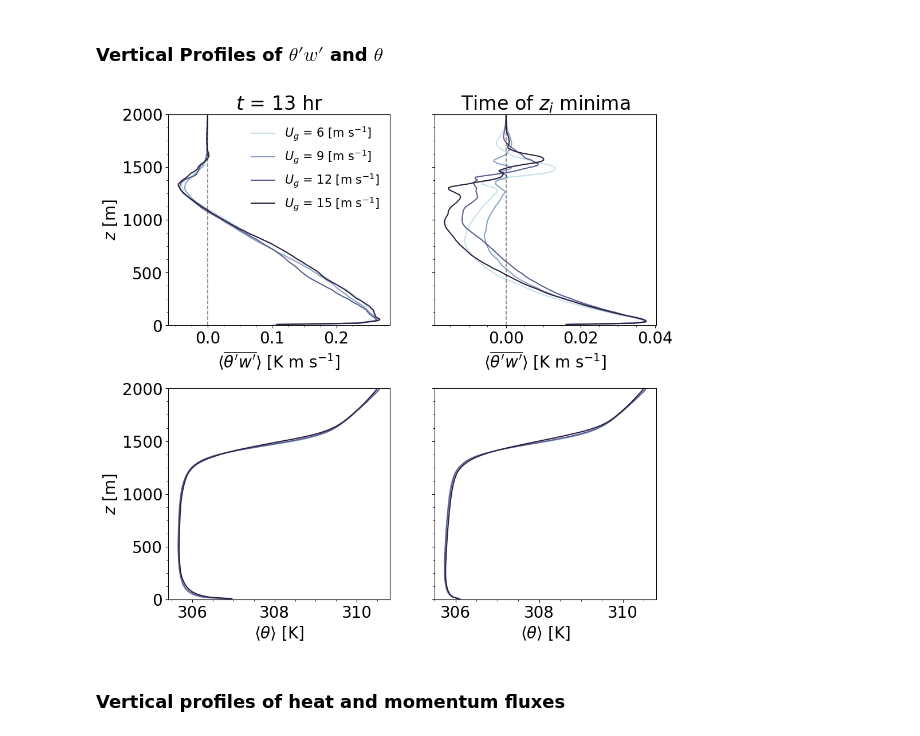
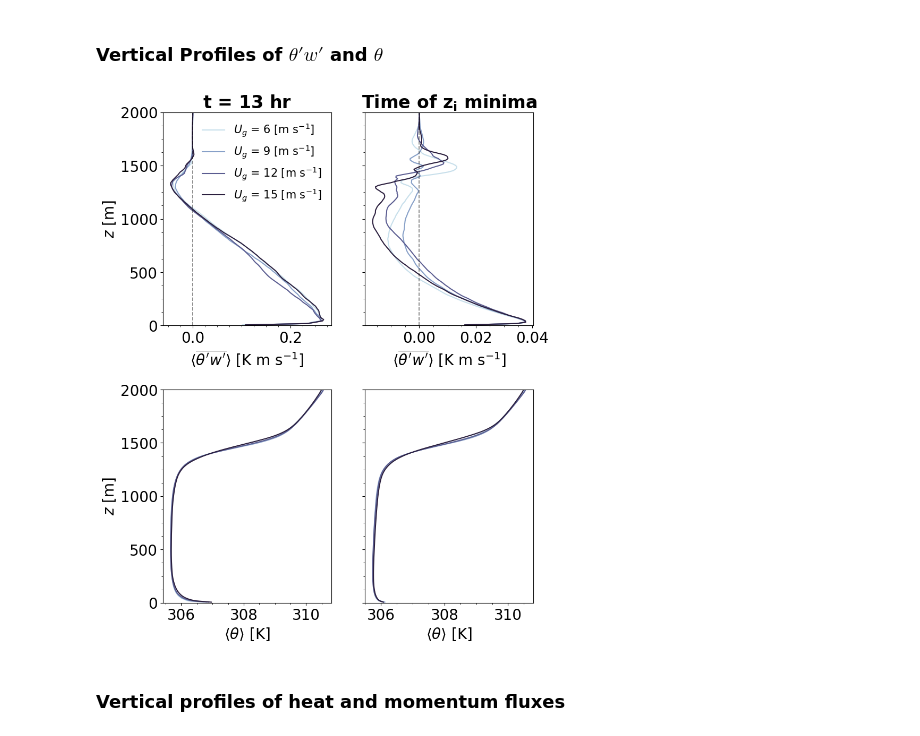
Before and after one commit to Salesky-ABL/ABL_Transition, a Jupyter notebook: plotting/plot_comparison.ipynb, the cells around one changed output. Drawn from its saved outputs; the diff is of its cells as text; code cells hidden in the pictures.

Commit message:
plot updates

```diff
--- a/plotting/plot_comparison.ipynb
+++ b/plotting/plot_comparison.ipynb
@@ -69,10 +69,12 @@ for sim in sims:
 # plotting setup
 
 # Set the font weight for plot titles
-# plt.rcParams['axes.titleweight'] = 'bold'
+plt.rcParams['axes.titleweight'] = 'bold'
 
 # Set the font weight for x-axis and y-axis labels
 plt.rcParams['axes.labelweight'] = 'normal'
+
+plt.rcParams['text.latex.preamble'] = r'\usepackage{bm}'
 
 # Other plotting setup
 rc('font', family='sans-serif')
@@ -96,7 +98,7 @@ colors = seaborn.color_palette("ch:s=.25,rot=-.25", 4)
 # set labels
 l = "sims[i][11:]"
 
-fig, ax = plt.subplots(nrows=2, ncols=2 ,figsize=(11,11), sharey=True)
+fig, ax = plt.subplots(nrows=2, ncols=2 ,figsize=(9,12), sharey=True)
 
 for i, s in enumerate(min_all):
     # t'w'
@@ -110,36 +112,36 @@ for i, iax in enumerate(ax[:,0]):
     # axis limits
     iax.set_ylim(0,2000)
     # axis labels
     iax.set_ylabel("$z$ [m]")
     # set ticks
     iax.yaxis.set_minor_locator(MultipleLocator(125))
 
 for i, iax in enumerate(ax[0,:]):
     # vertical lines
     iax.axvline(x=0, ls="--", c="black", alpha=0.5, lw=1.25)
     # axis labels
     iax.set_xlabel("$\\langle \overline{\\theta'w'} \\rangle$ [K m s$^{-1}$]")
 
 for i, iax in enumerate(ax[1,:]):
     # axis labels
     iax.set_xlabel("$\\langle \\theta \\rangle$ [K]")
 
 # legend
 ax[0,0].legend(frameon=False, loc="upper right", fontsize=15)
 
 # set ticks
 ax[0,0].xaxis.set_minor_locator(MultipleLocator(.025))
 ax[0,1].xaxis.set_minor_locator(MultipleLocator(.005))
 ax[1,0].xaxis.set_minor_locator(MultipleLocator(0.5))
 ax[1,1].xaxis.set_minor_locator(MultipleLocator(0.5))
 
 # titles
-ax[0,0].set_title("$t$ = 13 hr")
-ax[0,1].set_title("Time of $z_i$ minima")
+ax[0,0].set_title("$\\bf{{t}}$ = 13 hr")
+ax[0,1].set_title("Time of $\\bf{z_i}$ minima")
 
 plt.subplots_adjust(hspace=0.3)
 # %% [output]
-[figure, old version]
+[figure, new version]
 # %% [markdown]
 ### Vertical profiles of heat and momentum fluxes
 # %%
```
Also changed, not shown: parts of 3 cells of this notebook.
